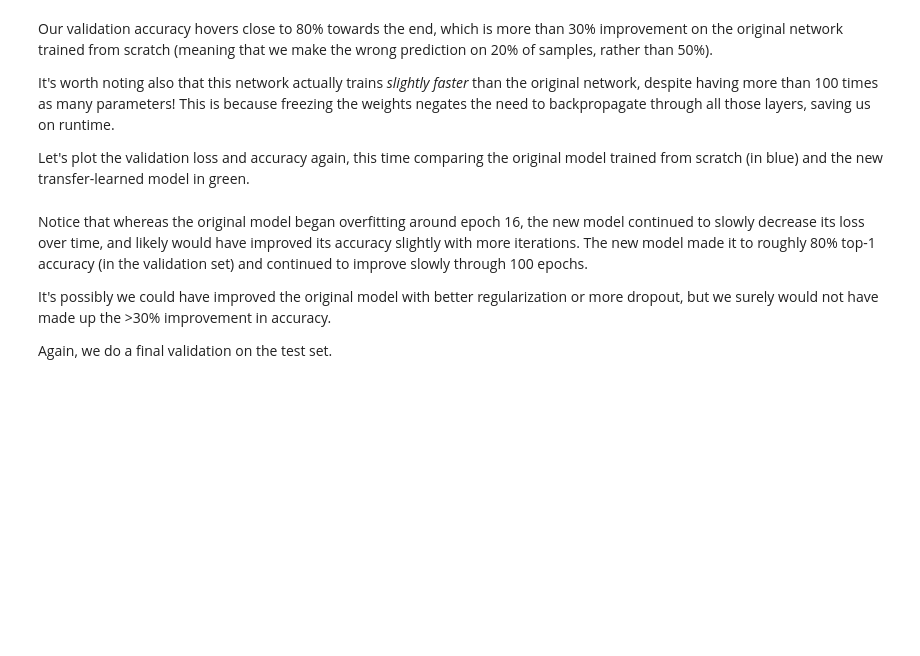
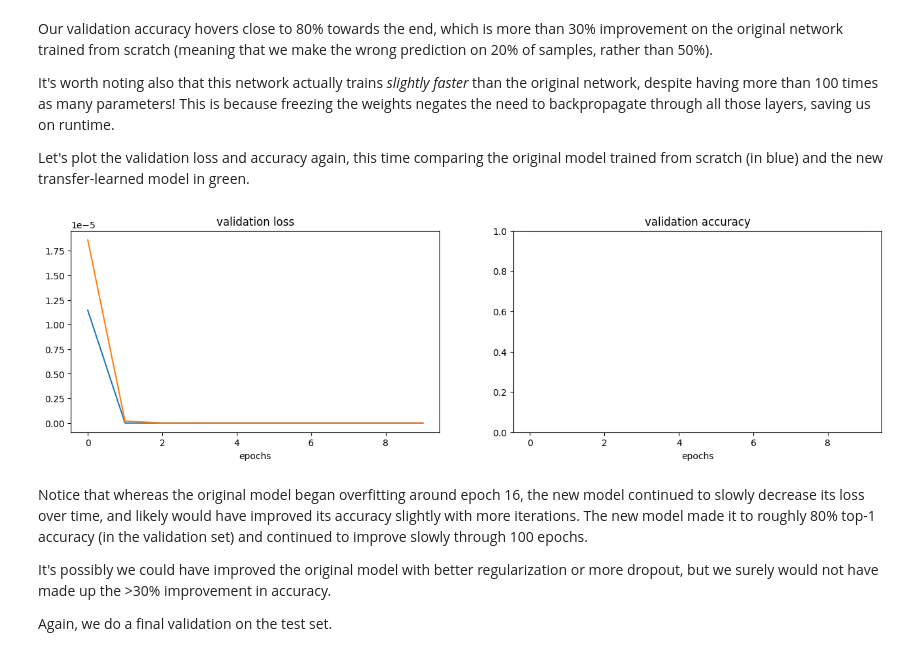
Before and after one commit to ngrluiz/DIO-Study-machine-learning, a Jupyter notebook: transfer_learning.ipynb, the cells around one changed output. Drawn from its saved outputs; the diff is of its cells as text; code cells hidden in the pictures; blank space fills up the shorter version.

```diff
--- a/transfer_learning.ipynb
+++ b/transfer_learning.ipynb
@@ -320,19 +479,21 @@ Let's plot the validation loss and accuracy again, this time comparing the origi
 # %%
 fig = plt.figure(figsize=(16,4))
 ax = fig.add_subplot(121)
 ax.plot(history.history["val_loss"])
 ax.plot(history2.history["val_loss"])
 ax.set_title("validation loss")
 ax.set_xlabel("epochs")
 
 ax2 = fig.add_subplot(122)
-ax2.plot(history.history["val_acc"])
-ax2.plot(history2.history["val_acc"])
+ax2.plot(history.history["val_accuracy"])
+ax2.plot(history2.history["val_accuracy"])
 ax2.set_title("validation accuracy")
 ax2.set_xlabel("epochs")
 ax2.set_ylim(0, 1)
 
 plt.show()
+# %% [output]
+[figure, added]
 # %% [markdown]
 Notice that whereas the original model began overfitting around epoch 16, the new model continued to slowly decrease its loss over time, and likely would have improved its accuracy slightly with more iterations. The new model made it to roughly 80% top-1 accuracy (in the validation set) and continued to improve slowly through 100 epochs.
 
```
Also changed, not shown: parts of 20 cells of this notebook.
